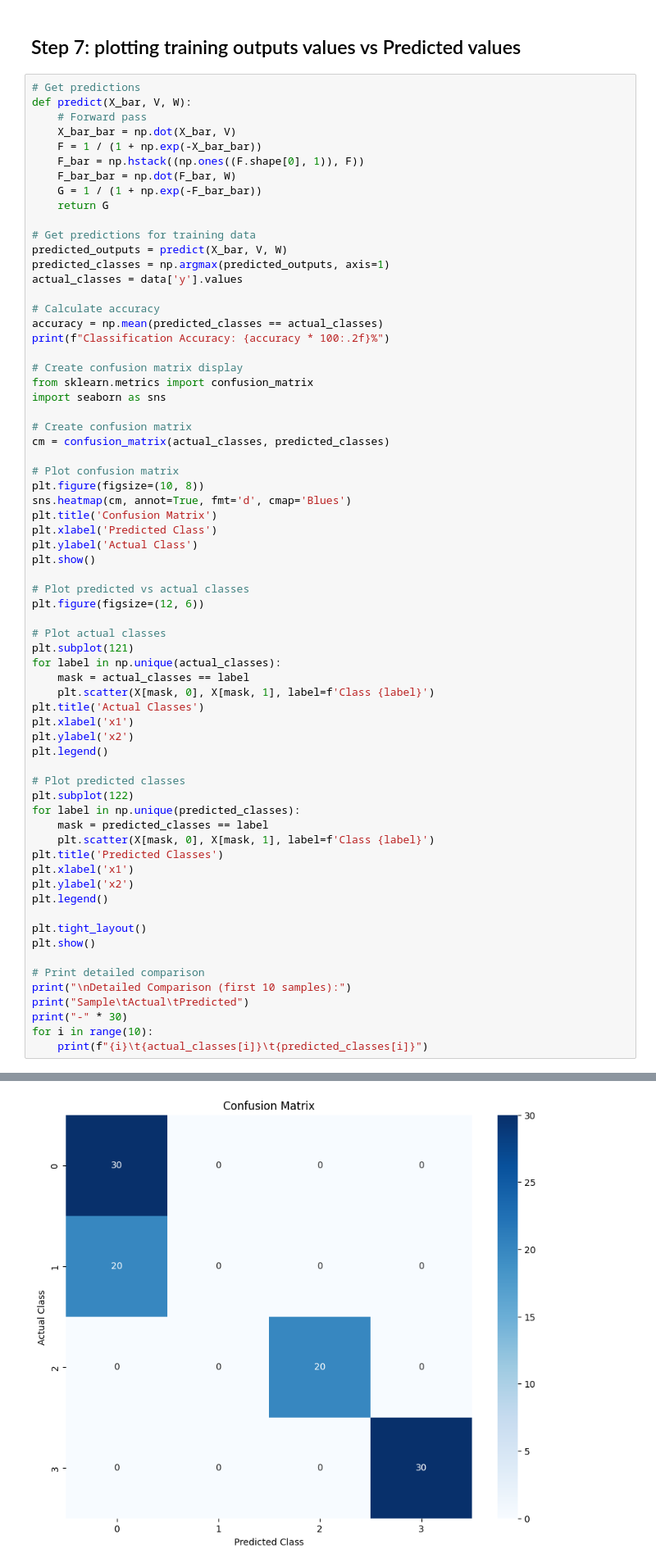
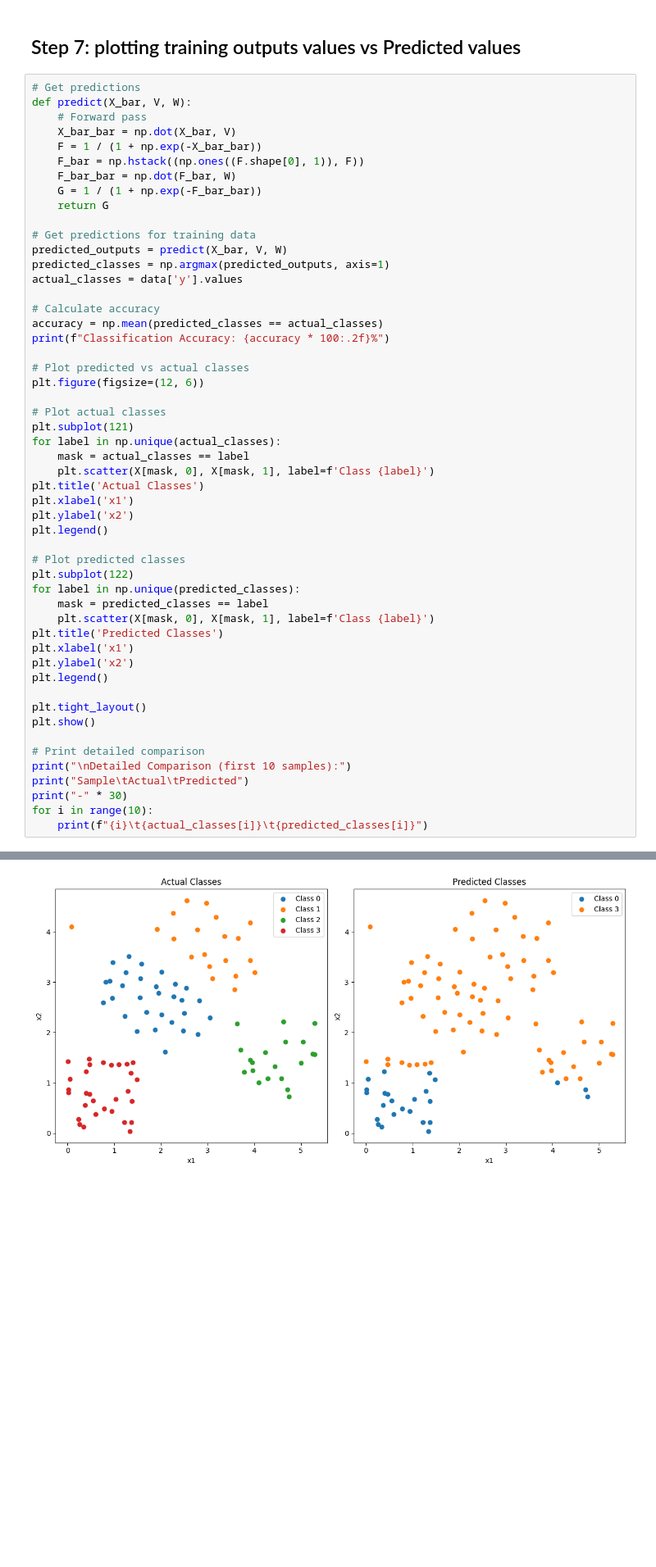
Before and after one commit to ethansmadjaa/ML_LABS2, a Jupyter notebook: LAB1/LAB/LAB_FFNN.ipynb, the cells around one changed output, grey strips where cells are left out. Shown at 82% size. Cells and saved outputs as stored; diff of their text form; blank space fills up the shorter version.

```diff
--- a/LAB1/LAB/LAB_FFNN.ipynb
+++ b/LAB1/LAB/LAB_FFNN.ipynb
@@ -320,21 +314,6 @@ actual_classes = data['y'].values
 # Calculate accuracy
 accuracy = np.mean(predicted_classes == actual_classes)
 print(f"Classification Accuracy: {accuracy * 100:.2f}%")
-
-# Create confusion matrix display
-from sklearn.metrics import confusion_matrix
-import seaborn as sns
-
-# Create confusion matrix
-cm = confusion_matrix(actual_classes, predicted_classes)
-
-# Plot confusion matrix
-plt.figure(figsize=(10, 8))
-sns.heatmap(cm, annot=True, fmt='d', cmap='Blues')
-plt.title('Confusion Matrix')
-plt.xlabel('Predicted Class')
-plt.ylabel('Actual Class')
-plt.show()
 
 # Plot predicted vs actual classes
 plt.figure(figsize=(12, 6))
@@ -373 +352 @@ Classification Accuracy: 80.00%
-[figure, old version]
+[figure, new version]
```
Also changed, not shown: parts of 6 cells of this notebook.
